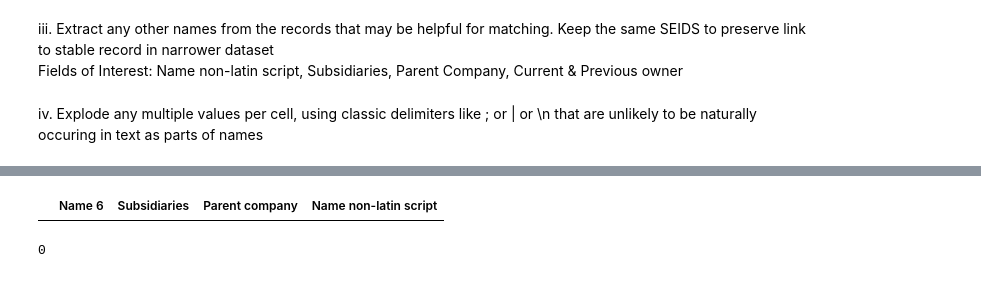
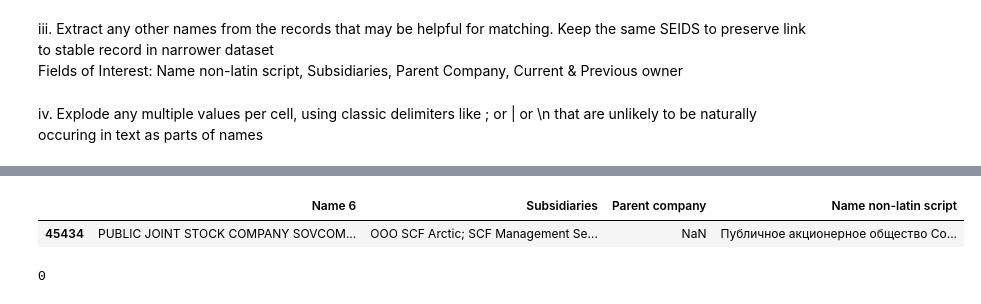
Before and after one commit to aleczd/uk_sanct, a Jupyter notebook: analysis.ipynb, the cells around one changed output, grey strips where cells are left out. Drawn from its saved outputs; the diff is of its cells as text; code cells hidden in the pictures.

```diff
--- a/analysis.ipynb
+++ b/analysis.ipynb
@@ -608,7 +618,8 @@ name_index[name_index["SEID"] == "045434"]
 # %%
-raw_sample[raw_sample["SEID"] == "045434"][["Name 6", "Subsidiaries", "Parent company", "Name non-latin script"]]
+raw_sample[raw_sample["SEID"] == "#0045434"][["Name 6", "Subsidiaries", "Parent company", "Name non-latin script"]]
 # %% [output]
 |  | Name 6 | Subsidiaries | Parent company | Name non-latin script |
+| 45434 | PUBLIC JOINT STOCK COMPANY SOVCOM... | OOO SCF Arctic; SCF Management Se... | NaN | Публичное акционерное общество Со... |
 # %%
 # Save and delete for memory
 name_index.to_csv("name_index_raw.csv", index=False)
```
Also changed, not shown: parts of 98 cells of this notebook.
